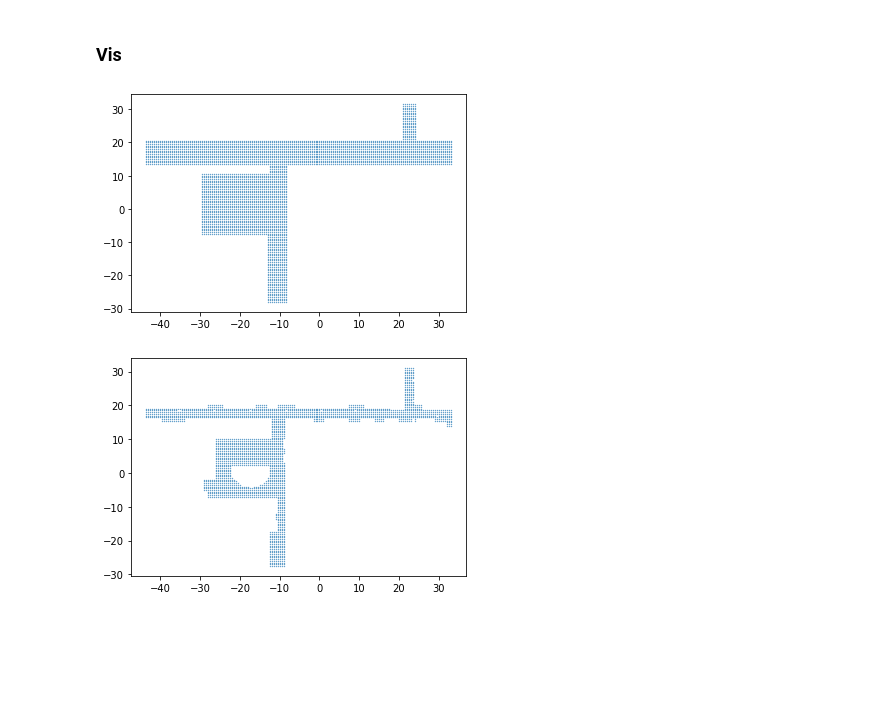
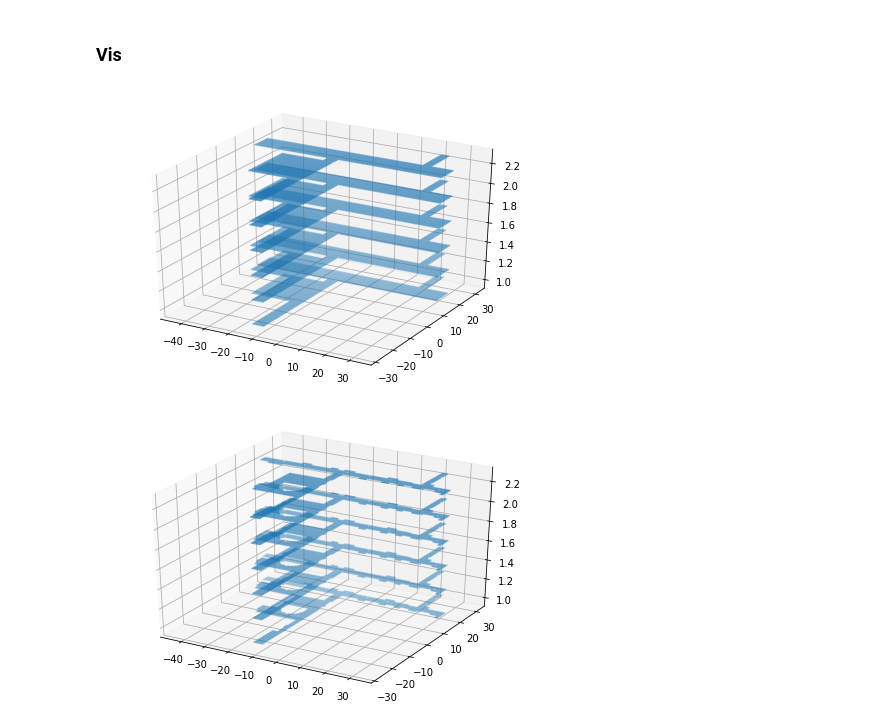
Before and after one commit to Capstone-20-21/RSSILocalization, a Jupyter notebook: Simulator Interface/ReceiverPositions/Process Receiver Positions.ipynb, the cells around one changed output. Drawn from its saved outputs; the diff is of its cells as text; code cells hidden in the pictures; blank space fills up the shorter version.

Commit message:
Generated 3D receiver positions + ReceiverPositions_environment now ranges from z=1, 1.25,...2.25 + ReceiverPositions_environment_processed holds the cutout version and should be used for simulations

```diff
--- a/Simulator Interface/ReceiverPositions/Process Receiver Positions.ipynb
+++ b/Simulator Interface/ReceiverPositions/Process Receiver Positions.ipynb
@@ -78,19 +75,20 @@ w.close()
 ### Vis
 # %%
 import matplotlib.pyplot as plt
+from mpl_toolkits.mplot3d import Axes3D
 import numpy as np
 from shapely.geometry import Point
 from shapely.geometry.polygon import Polygon
 
 
-def vis(file, shape=None):
+def vis(file, shape=None, plot3D=False):
   lines = []
   with open(file, "r") as f:
     lines = f.readlines()
   lines = lines[2:-1]
   receiverPositions = []
   for line in lines:
-    receiverPositions.append((float(line.split()[0]), float(line.split()[1])))
+    receiverPositions.append((float(line.split()[0]), float(line.split()[1]), float(line.split()[2])))
 
   positionsArray = np.array(receiverPositions)
 
@@ -105,14 +103,20 @@ def vis(file, shape=None):
   for position in positionsArray:
       x.append(position[0])
       y.append(position[1])
+      z.append(position[2])
 
-  plt.scatter(x, y, s=0.1)
+  if plot3D:
+    fig = plt.figure()
+    ax = Axes3D(fig)
+    ax.scatter(x, y, z, s=0.1)
+  else:
+    plt.scatter(x, y, s=0.1)
   plt.show()
 # %%
-vis("ReceiverPositions_environment.dat")
+vis("ReceiverPositions_environment.dat", plot3D=True)
 # %% [output]
-[figure, old version]
+[figure, new version]
 # %%
-vis("ReceiverPositions_environment_processed.dat", hallway)
+vis("ReceiverPositions_environment_processed.dat", plot3D=True)
 # %% [output]
-[figure, old version]
+[figure, new version]
```
Also changed, not shown: parts of 3 cells of this notebook, 24 other files.
